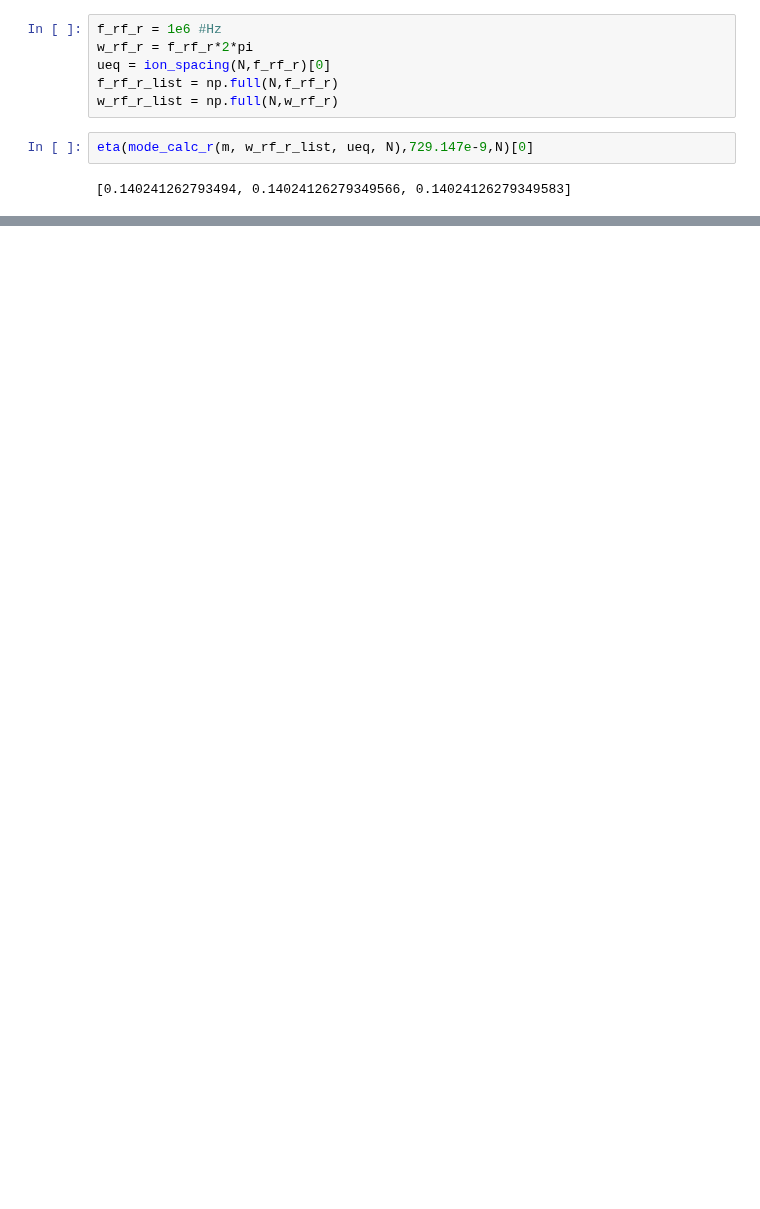
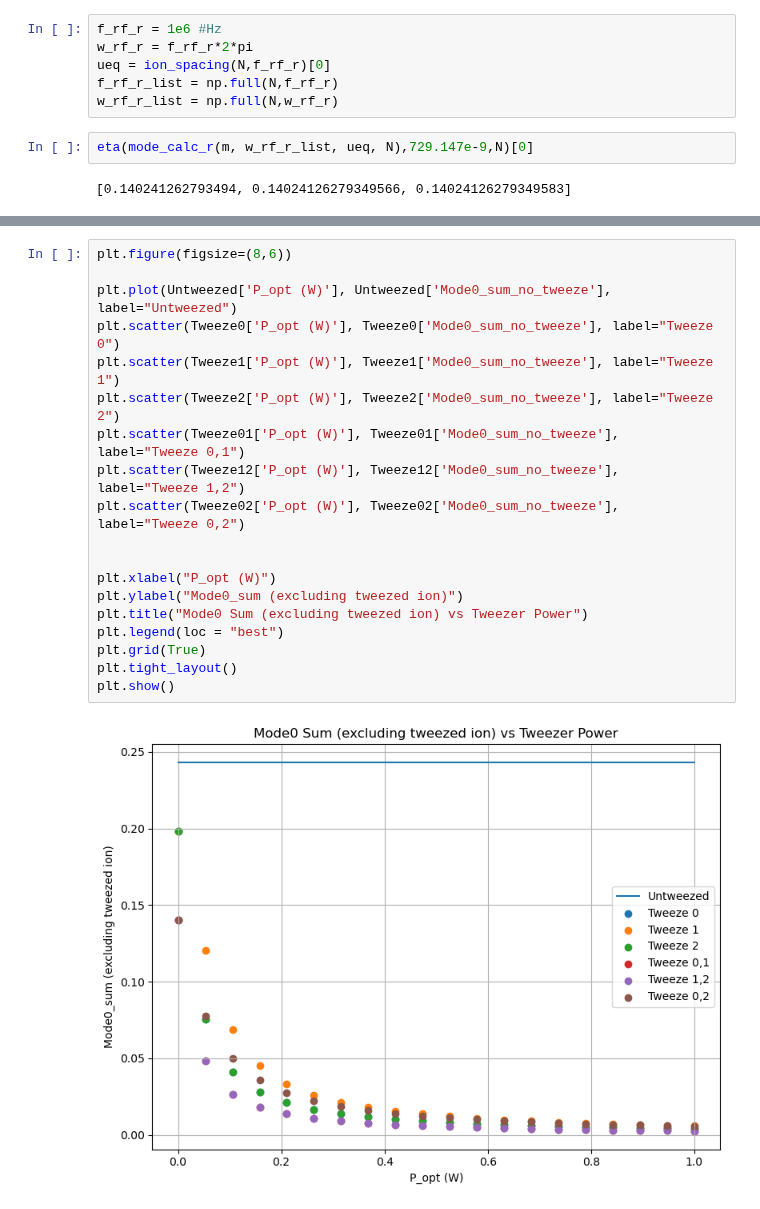
Before and after one commit to SQRLab/BladeRunner, a Jupyter notebook: Tweezers/SBC_Speedup.ipynb, the cells around one changed output, grey strips where cells are left out. Saved outputs shown, nothing was run; the diff lists cells and outputs as text; blank space fills up the shorter version.

```diff
--- a/Tweezers/SBC_Speedup.ipynb
+++ b/Tweezers/SBC_Speedup.ipynb
@@ -136,0 +270,21 @@ df
+# %%
+plt.figure(figsize=(8,6))
+
+plt.plot(Untweezed['P_opt (W)'], Untweezed['Mode0_sum_no_tweeze'], label="Untweezed")
+plt.scatter(Tweeze0['P_opt (W)'], Tweeze0['Mode0_sum_no_tweeze'], label="Tweeze 0")
+plt.scatter(Tweeze1['P_opt (W)'], Tweeze1['Mode0_sum_no_tweeze'], label="Tweeze 1")
+plt.scatter(Tweeze2['P_opt (W)'], Tweeze2['Mode0_sum_no_tweeze'], label="Tweeze 2")
+plt.scatter(Tweeze01['P_opt (W)'], Tweeze01['Mode0_sum_no_tweeze'], label="Tweeze 0,1")
+plt.scatter(Tweeze12['P_opt (W)'], Tweeze12['Mode0_sum_no_tweeze'], label="Tweeze 1,2")
+plt.scatter(Tweeze02['P_opt (W)'], Tweeze02['Mode0_sum_no_tweeze'], label="Tweeze 0,2")
+
+
+plt.xlabel("P_opt (W)")
+plt.ylabel("Mode0_sum (excluding tweezed ion)")
+plt.title("Mode0 Sum (excluding tweezed ion) vs Tweezer Power")
+plt.legend(loc = "best")
+plt.grid(True)
+plt.tight_layout()
+plt.show()
+# %% [output]
+[figure, added]
```
Also changed, not shown: parts of 25 cells of this notebook.
